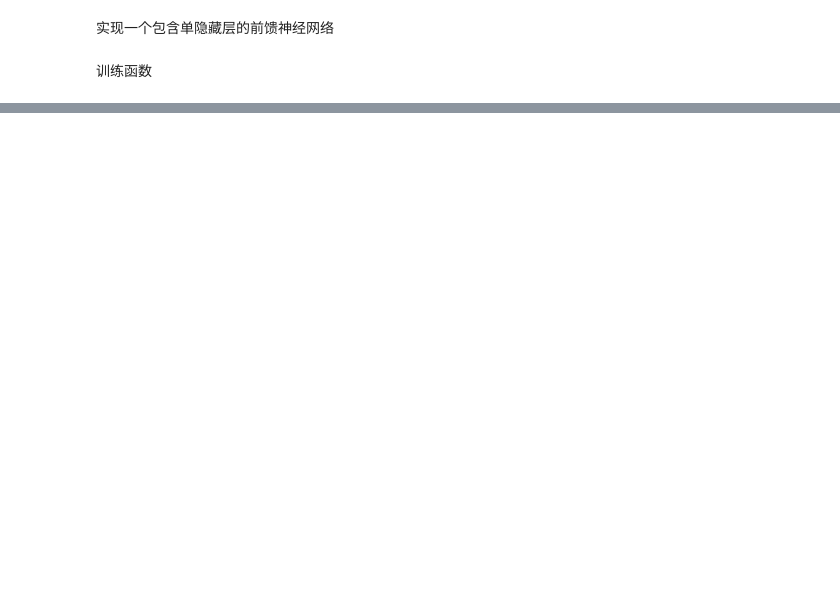
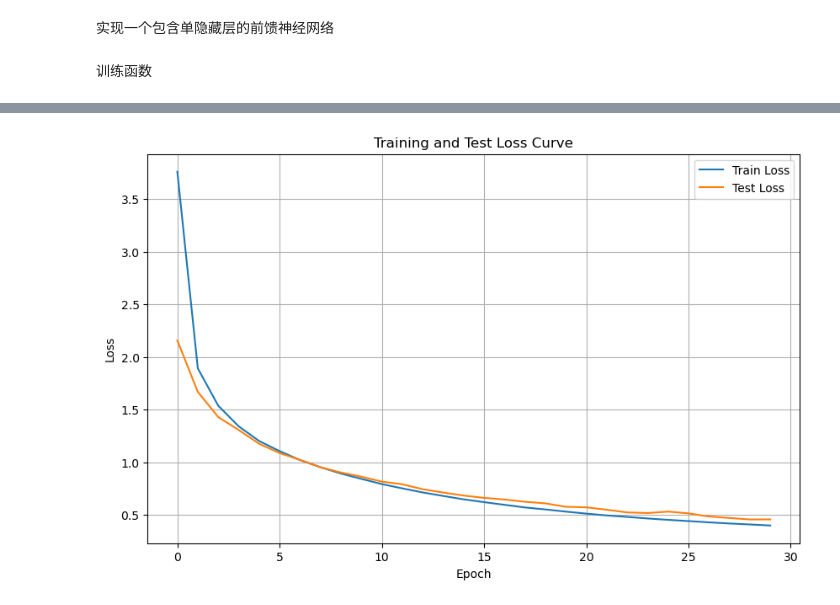
Before and after one commit to Charles-T-T/DeepLearning, a Jupyter notebook: labs/lab3/src/lab3.ipynb, the cells around one changed output, grey strips where cells are left out. Cells and saved outputs as stored; diff of their text form; code cells hidden in the pictures; blank space fills up the shorter version.

```diff
--- a/labs/lab3/src/lab3.ipynb
+++ b/labs/lab3/src/lab3.ipynb
@@ -199,3 +207,33 @@ def cross_entropy(predictions, truths):
+# %%
+class Softmax:
+    def forward(self, x):
+        # TODO 这里防溢出防了个啥
+        x_max = torch.max(x, dim=1, keepdim=True) # 防止溢出，减去最大值来增加数值稳定性
+        x_exp = torch.exp(x - x_max.values)
+        self.probs = x_exp / torch.sum(x_exp, dim=1, keepdim=True)
+        return self.probs
+
+    def cross_entropy(self, predictions, truths):
+        probs = self.probs  # Softmax得到的预测标签的概率分布
+
+        # 设定一个最小值min_val，防止log(0)
+        min_val = 1e-6
+        probs = torch.where(probs < min_val, torch.full_like(probs, min_val), probs)
+
+        # 计算交叉熵损失
+        batch_size = predictions.shape[0]
+        truth_onehot = torch.zeros(batch_size, probs.shape[1], device=my_device)
+        truth_onehot[torch.arange(batch_size), truths] = 1
+        loss = -torch.mean(torch.sum(truth_onehot * torch.log(probs), dim=1))
+
+        self.batch_size = batch_size  # 批次大小
+        self.truth_onehot = truth_onehot  # 真实标签的one-hot分布
+
+        return loss
+
+    def backward(self):
+        grad_in = (self.probs - self.truth_onehot) / self.batch_size
+        return grad_in
 # %% [markdown]
 实现一个包含单隐藏层的前馈神经网络
 # %%
@@ -226,0 +328,16 @@ def train_loop(
+# %%
+# 训练和评估
+input_size = 784
+hidden_size = 128
+output_size = 10
+n_epochs = 30
+lr = 1e-2
+
+train_and_evaluate(
+    model=SLP(input_size, hidden_size, output_size),
+    train_loader=train_loader,
+    test_loader=test_loader,
+    epochs=n_epochs,
+    learning_rate=lr
+)
+# %% [output]
@@ -226,0 +361 @@ def train_loop(
+[figure, added]
```
Also changed, not shown: parts of 18 cells of this notebook.
